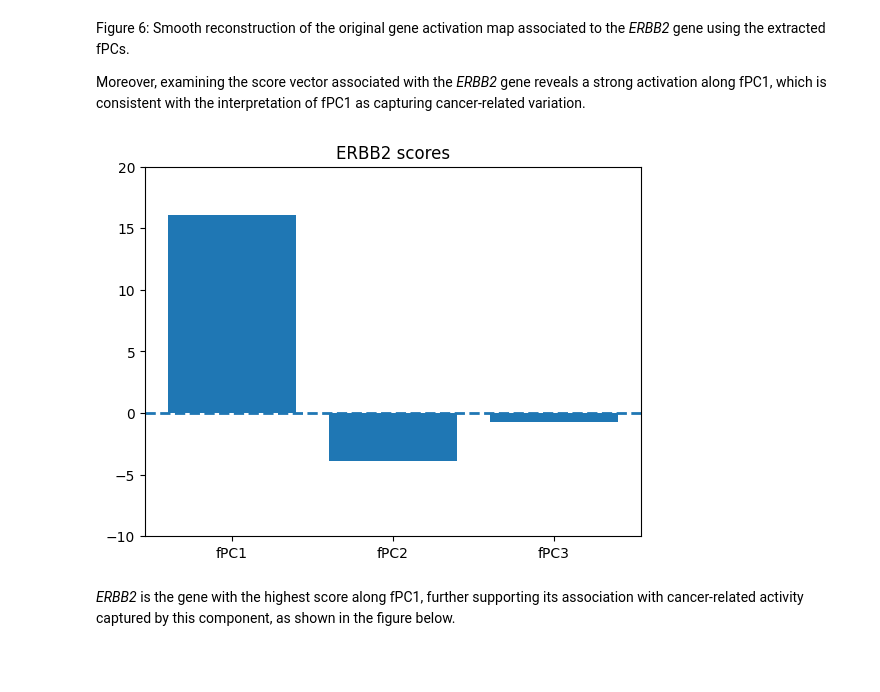
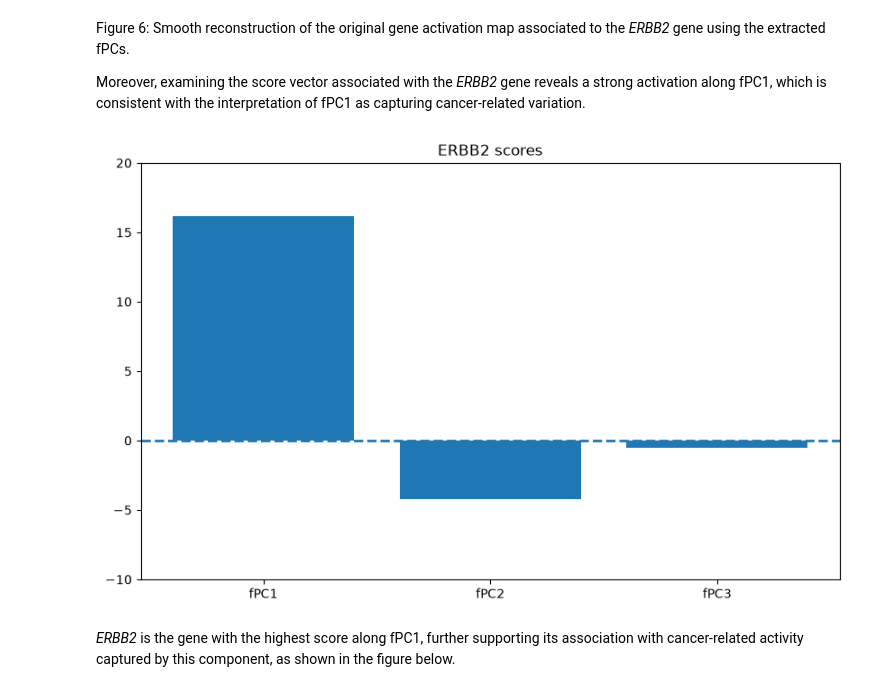
Before and after one commit to fdaPDE/course-materials, a Jupyter notebook: courses/[2026-Lancaster]-Physics-Informed-Statistical-Learning-for-Spatial-and-Functional-Data/python/notebook/fPCA_2D.ipynb, the cells around one changed output. Saved outputs shown, nothing was run; the diff lists cells and outputs as text; code cells hidden in the pictures; blank space fills up the shorter version.

```diff
--- a/courses/[2026-Lancaster]-Physics-Informed-Statistical-Learning-for-Spatial-and-Functional-Data/python/notebook/fPCA_2D.ipynb
+++ b/courses/[2026-Lancaster]-Physics-Informed-Statistical-Learning-for-Spatial-and-Functional-Data/python/notebook/fPCA_2D.ipynb
@@ -375,18 +375,18 @@ Moreover, examining the score vector associated with the *ERBB2* gene reveals a
 # %%
 # Scores
 scores_gene = fpca_model.scores[idx_HER2, :3]
 
 # Static plot
 labels = ["fPC1", "fPC2", "fPC3"]
 
-plt.figure()
+plt.figure(figsize=(10, 6))
 plt.bar(labels, scores_gene)
 plt.title("ERBB2 scores")
 plt.ylim(-10, 20)
 plt.axhline(0, linestyle = "--", linewidth = 2)
 plt.show()
 # %% [output]
-[figure, old version]
+[figure, new version]
 # %% [markdown]
 *ERBB2* is the gene with the highest score along fPC1, further supporting its association with cancer-related activity captured by this component, as shown in the figure below.
 # %%
```
Also changed, not shown: parts of 8 cells of this notebook, 33 other files.
